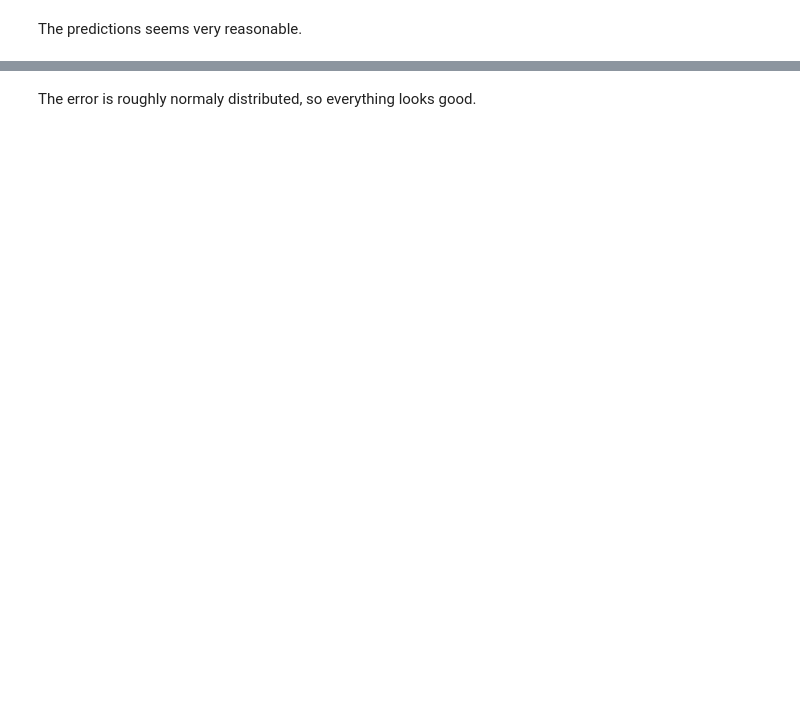
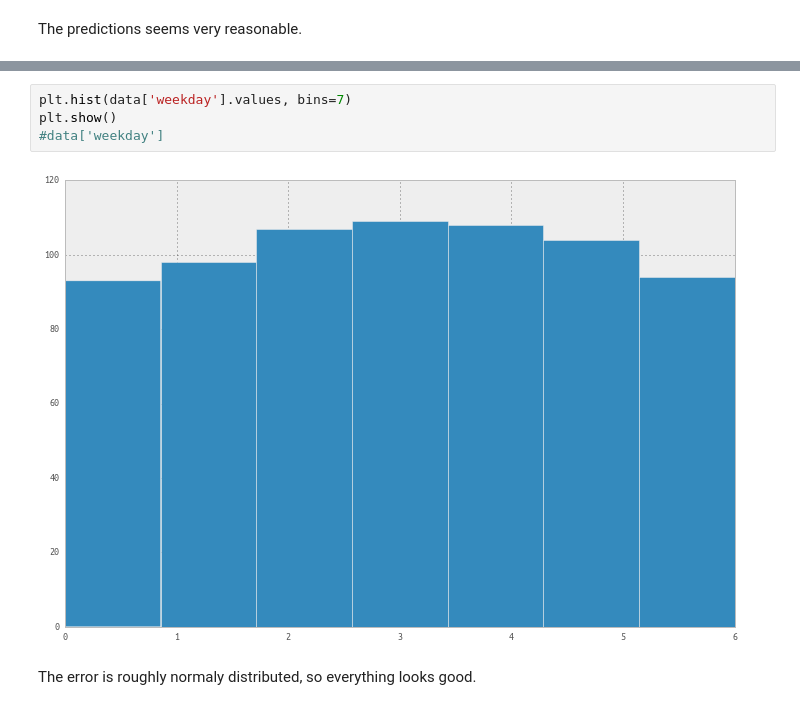
Before and after one commit to npetitclerc/app_downloads, a Jupyter notebook: solution.ipynb, the cells around one changed output, grey strips where cells are left out. Saved outputs shown, nothing was run; the diff lists cells and outputs as text; blank space fills up the shorter version.

```diff
--- a/solution.ipynb
+++ b/solution.ipynb
@@ -152,2 +158,8 @@ plt.show()
+# %%
+plt.hist(data['weekday'].values, bins=7)
+plt.show()
+#data['weekday']
+# %% [output]
+[figure, added]
 # %% [markdown]
 The error is roughly normaly distributed, so everything looks good.
```
Also changed, not shown: parts of 9 cells of this notebook.
